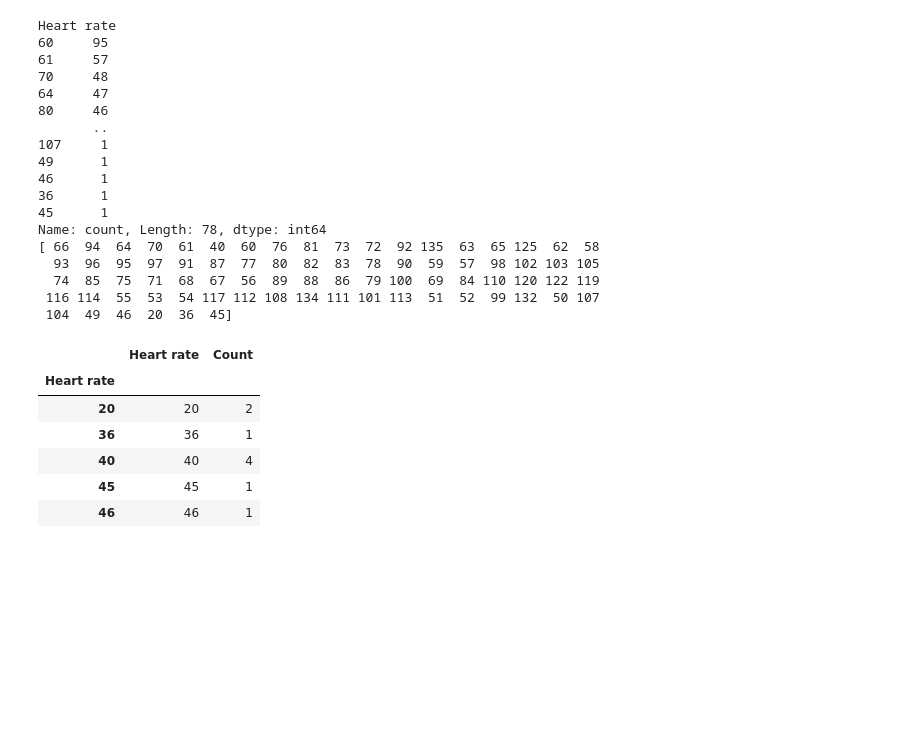
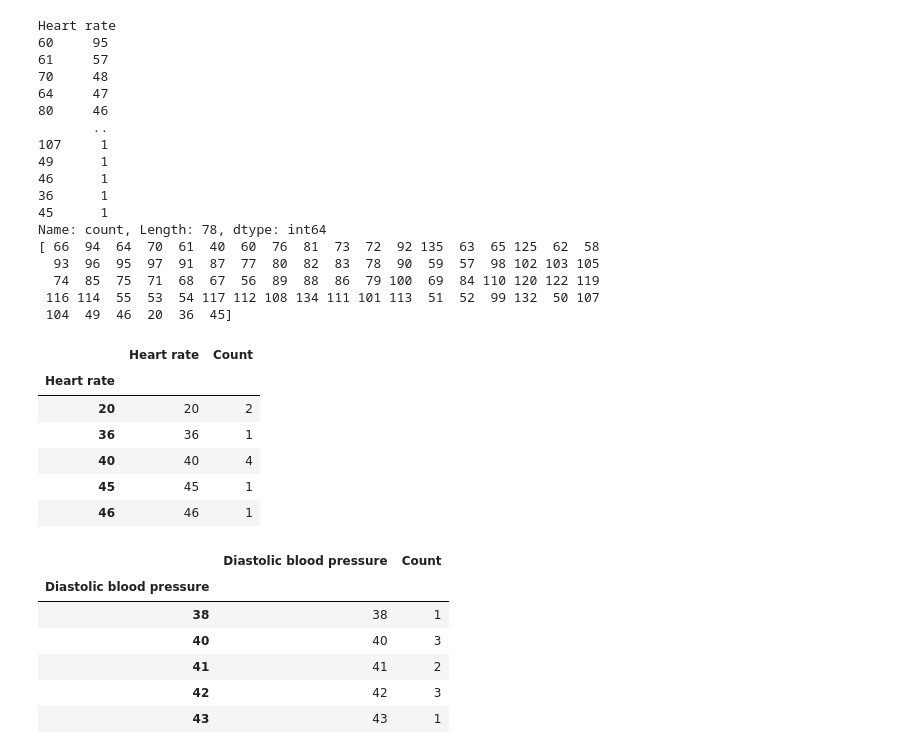
Before and after one commit to chiaki-tachikawa/ML-projects, a Jupyter notebook: HeartAttack.ipynb, the cells around one changed output. Drawn from its saved outputs; the diff is of its cells as text; code cells hidden in the pictures; blank space fills up the shorter version.

```diff
--- a/HeartAttack.ipynb
+++ b/HeartAttack.ipynb
@@ -90,3 +88,19 @@ Name: count, Length: 78, dtype: int64
 | 40 | 40 | 4 |
 | 45 | 45 | 1 |
 | 46 | 46 | 1 |
+# %%
+#Blood pressure df
+d_blood_pressure_df = pd.DataFrame({
+    "Diastolic blood pressure": data["Diastolic blood pressure"].unique(),
+    "Count": data["Diastolic blood pressure"].value_counts().reindex(data["Diastolic blood pressure"].unique())
+})
+d_blood_pressure_df.sort_index(inplace=True)
+d_blood_pressure_df.head()
+# %% [output]
+|  | Diastolic blood pressure | Count |
+| Diastolic blood pressure |  |  |
+| 38 | 38 | 1 |
+| 40 | 40 | 3 |
+| 41 | 41 | 2 |
+| 42 | 42 | 3 |
+| 43 | 43 | 1 |
```
Also changed, not shown: parts of 6 cells of this notebook.
